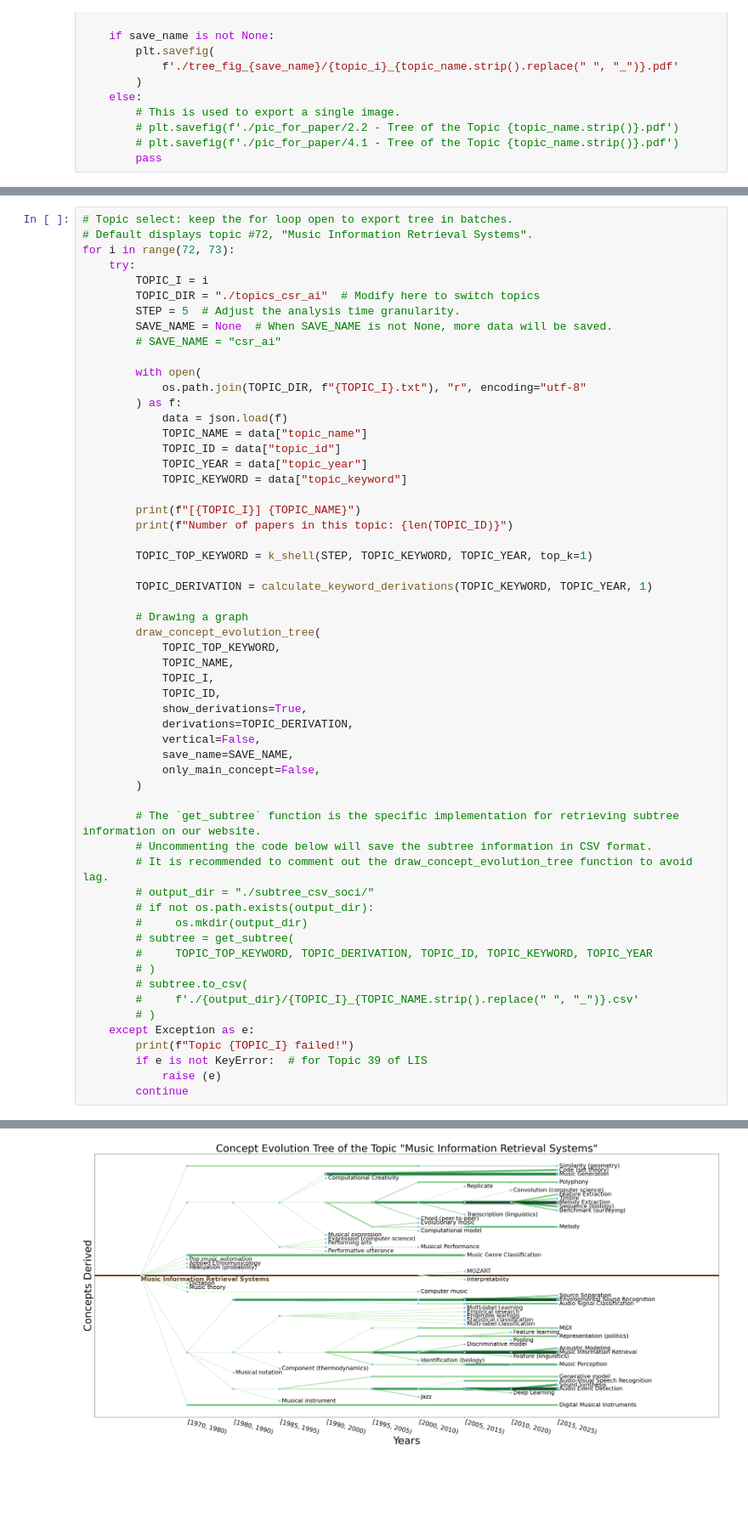
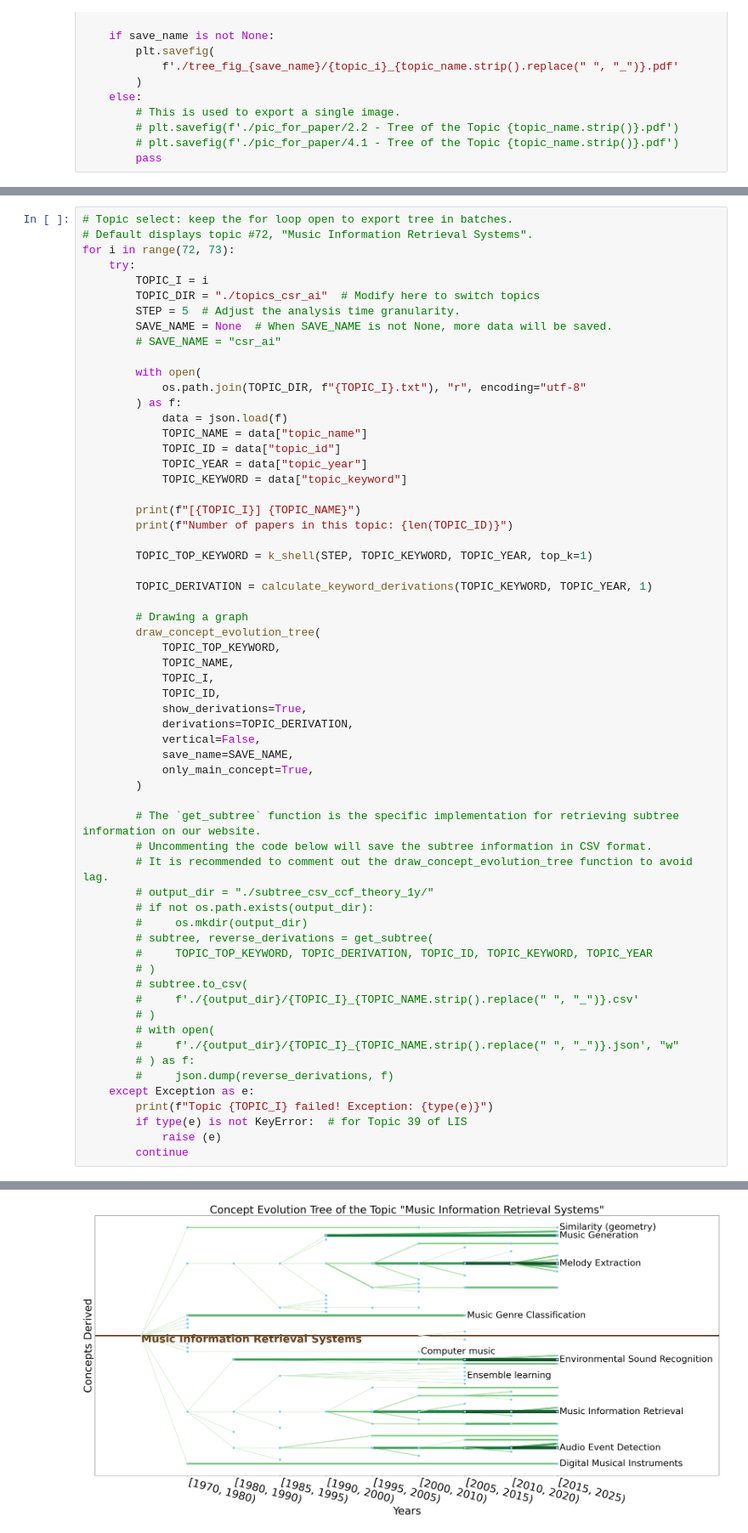
Before and after one commit to Liu-Steve/concept-evolution-tree, a Jupyter notebook: EX1_Concept_Evolution_Tree.ipynb, the cells around one changed output, grey strips where cells are left out. Shown at 85% size. Drawn from its saved outputs; the diff is of its cells as text; blank space fills up the shorter version.

```diff
--- a/EX1_Concept_Evolution_Tree.ipynb
+++ b/EX1_Concept_Evolution_Tree.ipynb
@@ -606,36 +607,40 @@ for i in range(72, 73):
         # Drawing a graph
         draw_concept_evolution_tree(
             TOPIC_TOP_KEYWORD,
             TOPIC_NAME,
             TOPIC_I,
             TOPIC_ID,
             show_derivations=True,
             derivations=TOPIC_DERIVATION,
             vertical=False,
             save_name=SAVE_NAME,
-            only_main_concept=False,
+            only_main_concept=True,
         )
 
         # The `get_subtree` function is the specific implementation for retrieving subtree information on our website.
         # Uncommenting the code below will save the subtree information in CSV format.
         # It is recommended to comment out the draw_concept_evolution_tree function to avoid lag.
-        # output_dir = "./subtree_csv_soci/"
+        # output_dir = "./subtree_csv_ccf_theory_1y/"
         # if not os.path.exists(output_dir):
         #     os.mkdir(output_dir)
-        # subtree = get_subtree(
+        # subtree, reverse_derivations = get_subtree(
         #     TOPIC_TOP_KEYWORD, TOPIC_DERIVATION, TOPIC_ID, TOPIC_KEYWORD, TOPIC_YEAR
         # )
         # subtree.to_csv(
         #     f'./{output_dir}/{TOPIC_I}_{TOPIC_NAME.strip().replace(" ", "_")}.csv'
         # )
+        # with open(
+        #     f'./{output_dir}/{TOPIC_I}_{TOPIC_NAME.strip().replace(" ", "_")}.json', "w"
+        # ) as f:
+        #     json.dump(reverse_derivations, f)
     except Exception as e:
-        print(f"Topic {TOPIC_I} failed!")
-        if e is not KeyError:  # for Topic 39 of LIS
+        print(f"Topic {TOPIC_I} failed! Exception: {type(e)}")
+        if type(e) is not KeyError:  # for Topic 39 of LIS
             raise (e)
         continue
 # %% [output]
 [72] Music Information Retrieval Systems
 Number of papers in this topic: 158
 start_year: 1979, end_year: 2024
 year_ranges: [(1975, 1980), (1980, 1985), (1985, 1990), (1990, 1995), (1995, 2000), (2000, 2005), (2005, 2010), (2010, 2015), (2015, 2020), (2020, 2025)]
-[figure, old version]
+[figure, new version]
```
Also changed, not shown: parts of 1 cell of this notebook.
